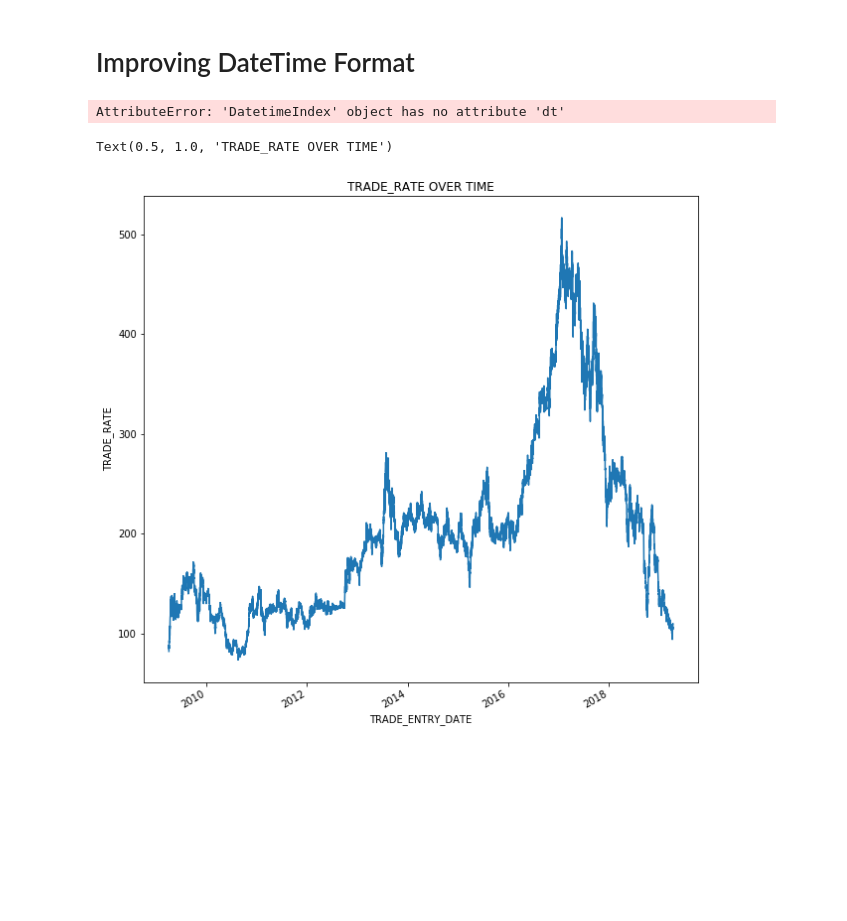
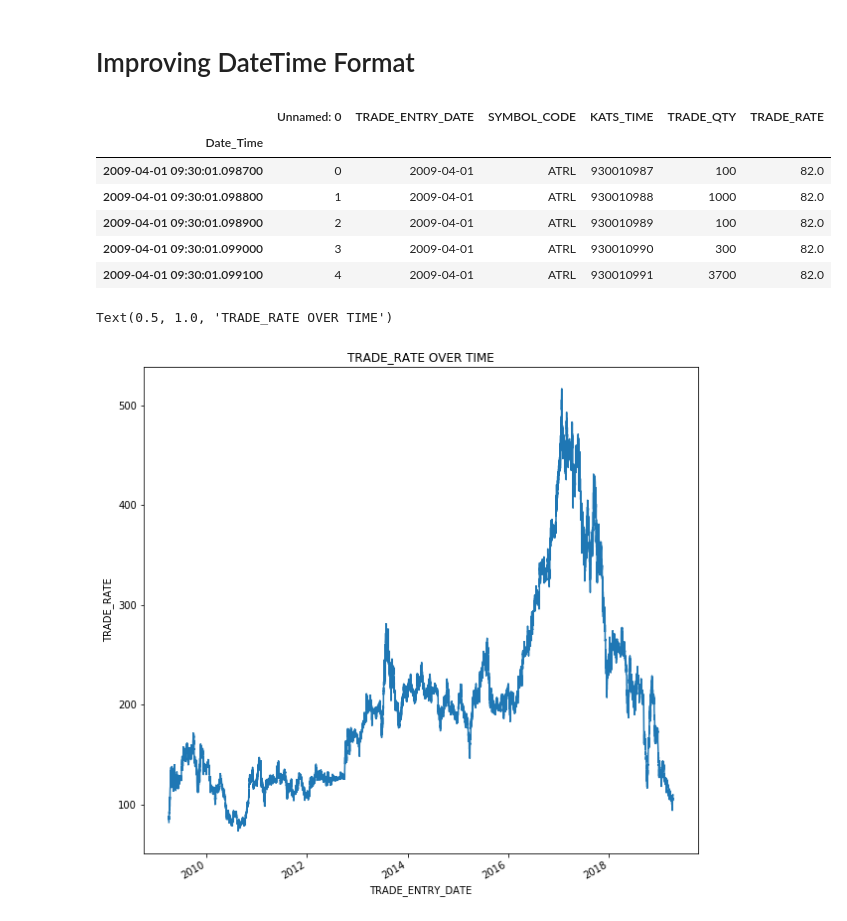
Before and after one commit to Syed-Sherjeel/PSX_Trading_Bot, a Jupyter notebook: Project_file.ipynb, the cells around one changed output. Drawn from its saved outputs; the diff is of its cells as text; code cells hidden in the pictures; blank space fills up the shorter version.

Commit message:
feat : Refactored the code and Added feature that Combined the date and time of entire data set

```diff
--- a/Project_file.ipynb
+++ b/Project_file.ipynb
@@ -556,3 +555,11 @@ atrl.to_csv('../Modified_Data/Modified_ATRL.csv',index='Date_Time')
 # %%
-df=pd.read_csv('../Modified_Data/Modified_ATRL.csv',parse_dates=True,index_col='Date_Time',infer_datetime_format)
+df=pd.read_csv('../Modified_Data/Modified_ATRL.csv',parse_dates=True,index_col='Date_Time',infer_datetime_format=True)
 df.head()
+# %% [output]
+|  | Unnamed: 0 | TRADE_ENTRY_DATE | SYMBOL_CODE | KATS_TIME | TRADE_QTY | TRADE_RATE |
+| Date_Time |  |  |  |  |  |  |
+| 2009-04-01 09:30:01.098700 | 0 | 2009-04-01 | ATRL | 930010987 | 100 | 82.0 |
+| 2009-04-01 09:30:01.098800 | 1 | 2009-04-01 | ATRL | 930010988 | 1000 | 82.0 |
+| 2009-04-01 09:30:01.098900 | 2 | 2009-04-01 | ATRL | 930010989 | 100 | 82.0 |
+| 2009-04-01 09:30:01.099000 | 3 | 2009-04-01 | ATRL | 930010990 | 300 | 82.0 |
+| 2009-04-01 09:30:01.099100 | 4 | 2009-04-01 | ATRL | 930010991 | 3700 | 82.0 |
@@ -561,7 +566,3 @@ df.index=pd.to_datetime(df.index, infer_datetime_format=True)
-# %%
-df.index.dt.day
-# %% [output]
-AttributeError: 'DatetimeIndex' object has no attribute 'dt'
 # %%
 atrl['TRADE_RATE'][:].plot(kind='line',figsize=(10,10))
 plt.ylabel('TRADE_RATE')
```
Also changed, not shown: parts of 9 cells of this notebook.
